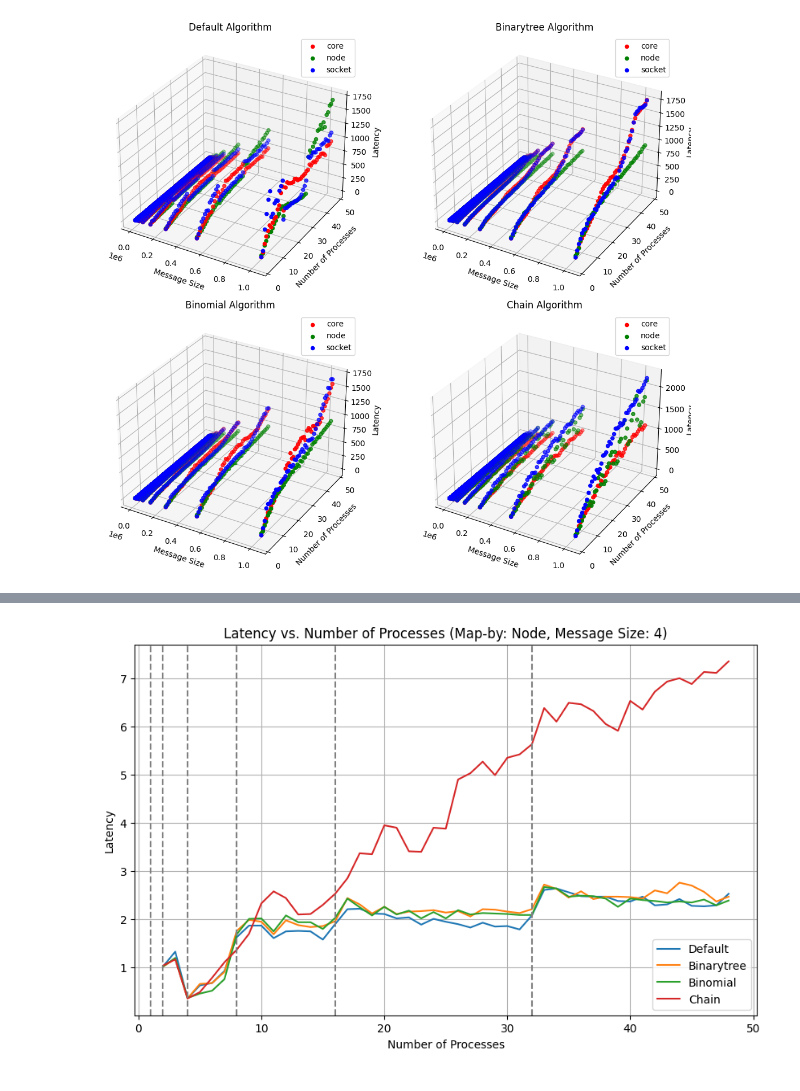
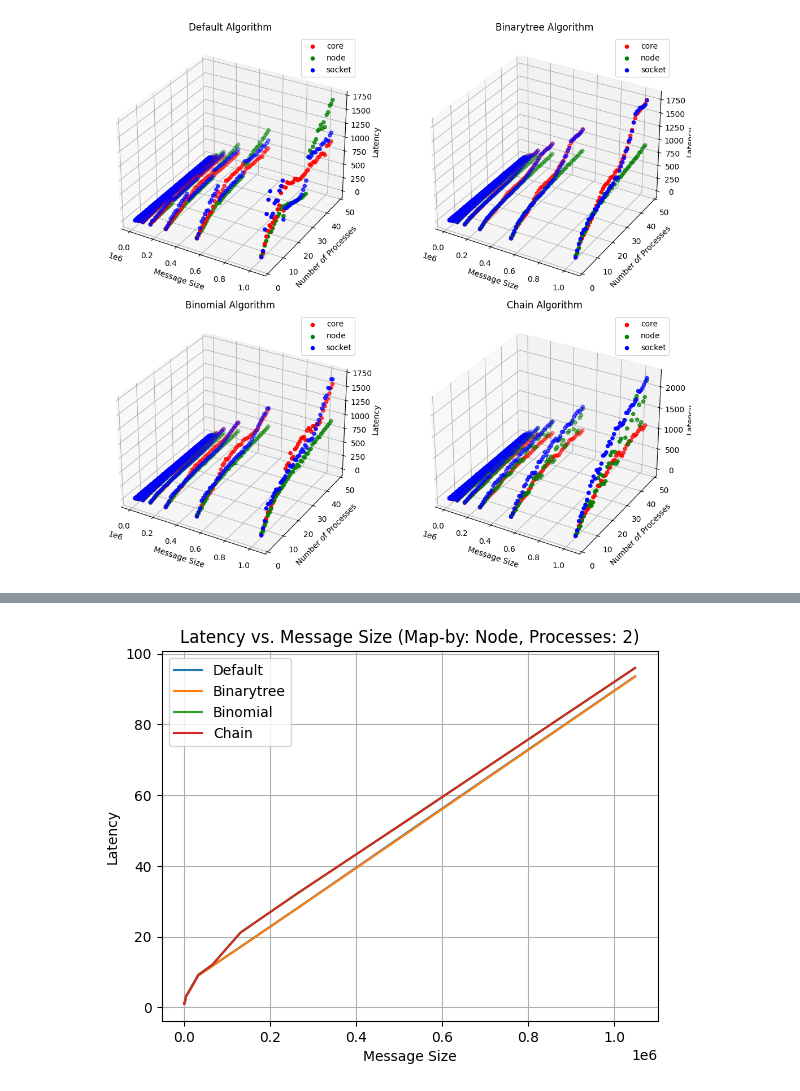
Before and after one commit to mzampar/High_Performance_Computing_2023, a Jupyter notebook: Excercise_1/bcast/results/bcast_analysis.ipynb, the cells around one changed output, grey strips where cells are left out. Saved outputs shown, nothing was run; the diff lists cells and outputs as text; code cells hidden in the pictures.

Commit message:
latency

```diff
--- a/Excercise_1/bcast/results/bcast_analysis.ipynb
+++ b/Excercise_1/bcast/results/bcast_analysis.ipynb
@@ -68,26 +67,21 @@ plt.show()
 # %%
-plt.figure(figsize=(10, 6))
+def plot_latency_vs_message_size(algorithms, dfs, allocation, num_processes):
+    #plt.figure(figsize=(10, 6))
 
-# Iterate over each algorithm's DataFrame
-for algorithm, df in zip(algorithms, dfs):
-    # Filter DataFrame based on map-by option and fixed message size
-    df_filtered = df[(df['Allocation'] == 'socket') & (df['MessageSize'] == 4)]
+    # Iterate over each algorithm's DataFrame
+    for algorithm, df in zip(algorithms, dfs):
+        # Filter DataFrame based on allocation and number of processes
+        df_filtered = df[(df['Allocation'] == allocation) & (df['Processes'] == num_processes)]
 
-    # Plot number of processes vs. latency
-    plt.plot(df_filtered['Processes'], df_filtered['Latency'], label=algorithm)
+        # Plot message size vs. latency
+        plt.plot(df_filtered['MessageSize'], df_filtered['Latency'], label=algorithm)
 
-# Set labels and title
-plt.xlabel('Number of Processes')
-plt.ylabel('Latency')
-plt.title('Latency vs. Number of Processes (Map-by: Socket, Message Size: 4)')
-plt.legend()
-plt.grid(True)
+    # Set labels and title
+    plt.xlabel('Message Size')
+    plt.ylabel('Latency')
+    plt.title(f'Latency vs. Message Size (Map-by: {allocation.capitalize()}, Processes: {num_processes})')
+    plt.legend()
+    plt.grid(True)
 
-# Add vertical lines on powers of 2
-max_processes = max(df_filtered['Processes'])
-powers_of_2 = [2 ** i for i in range(int(np.log2(max_processes)) + 1)]
-for power in powers_of_2:
-    plt.axvline(x=power, linestyle='--', color='gray')
-
-# Show the plot
-plt.show()
+    # Show the plot
+    #plt.show()
@@ -96,28 +88,4 @@ plt.show()
-# %%
-plt.figure(figsize=(10, 6))
-
-# Iterate over each algorithm's DataFrame
-for algorithm, df in zip(algorithms, dfs):
-    # Filter DataFrame based on map-by option and fixed message size
-    df_filtered = df[(df['Allocation'] == 'node') & (df['MessageSize'] == 4)]
-
-    # Plot number of processes vs. latency
-    plt.plot(df_filtered['Processes'], df_filtered['Latency'], label=algorithm)
-
-# Set labels and title
-plt.xlabel('Number of Processes')
-plt.ylabel('Latency')
-plt.title('Latency vs. Number of Processes (Map-by: Node, Message Size: 4)')
-plt.legend()
-plt.grid(True)
-
-# Add vertical lines on powers of 2
-max_processes = max(df_filtered['Processes'])
-powers_of_2 = [2 ** i for i in range(int(np.log2(max_processes)) + 1)]
-for power in powers_of_2:
-    plt.axvline(x=power, linestyle='--', color='gray')
-
-# Show the plot
-plt.show()
-# %% [output]
-[figure, removed]
+# %%
+plot_latency_vs_message_size(algorithms, dfs, 'node', 2)
+# %% [output]
+[figure, added]
```
Also changed, not shown: parts of 9 cells of this notebook, 10 other files.
